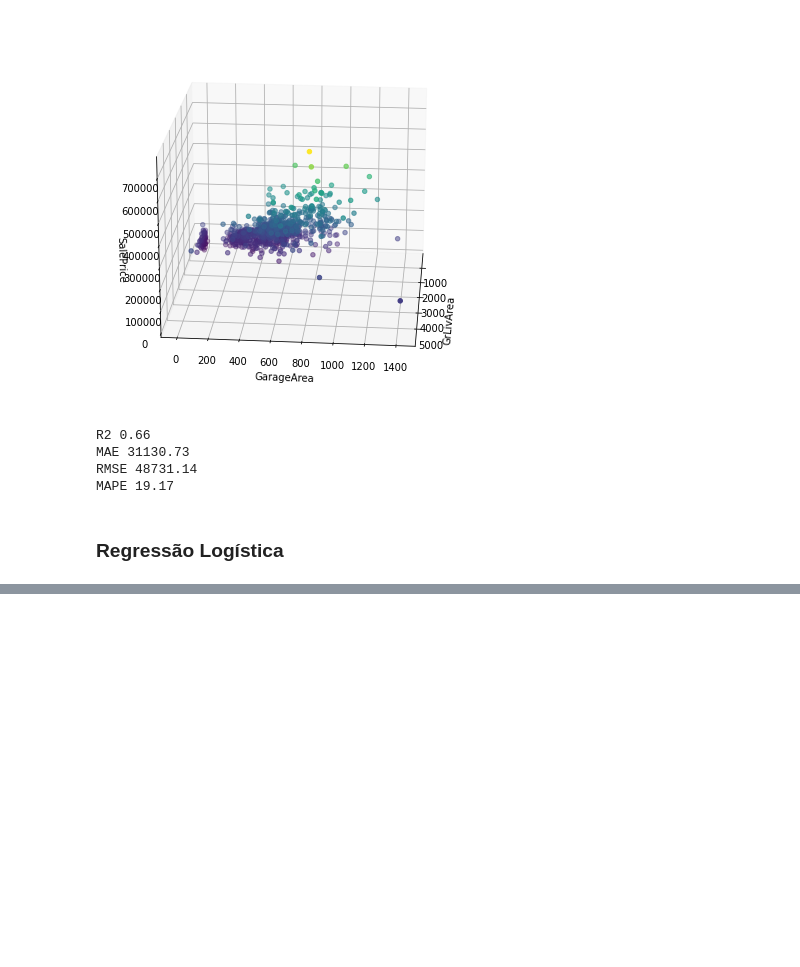
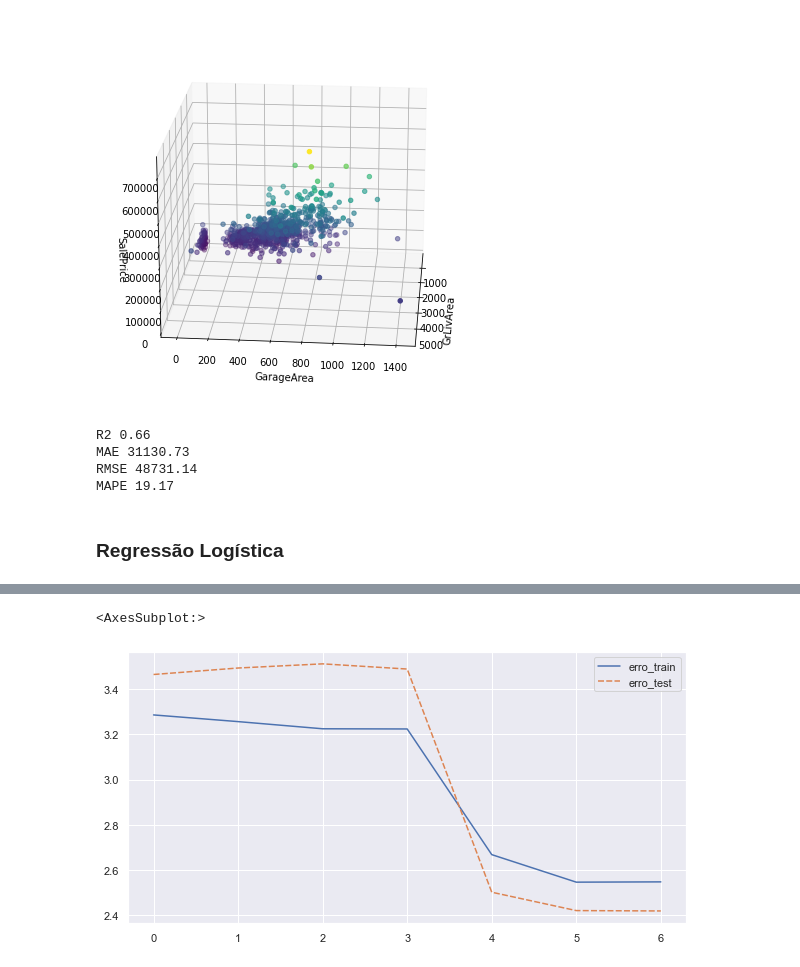
Before and after one commit to gaiogreg/aulas-LC-Safra, a Jupyter notebook: Modulo 7/Estudo.ipynb, the cells around one changed output, grey strips where cells are left out. Cells and saved outputs as stored; diff of their text form; code cells hidden in the pictures; blank space fills up the shorter version.

```diff
--- a/Modulo 7/Estudo.ipynb
+++ b/Modulo 7/Estudo.ipynb
@@ -201,0 +398,3 @@ LogisticRegression()
+# %%
+correlacoes_ordenadas = pd.concat([X_train, y_train], axis=1).corr()['MPG'].abs().sort_values(ascending=False)
+correlacoes_ordenadas
@@ -201,0 +411,3 @@ LogisticRegression()
+# %%
+features_ordenadas = correlacoes_ordenadas.index[1:]
+features_ordenadas
@@ -201,0 +418,31 @@ LogisticRegression()
+# %%
+def treino_avaliacao_test(X_train, y_train, X_test, y_test):
+    estimador = LinearRegression()
+    estimador.fit(X_train, y_train)
+
+    # aqui deveriamos ter um cross validation
+    y_pred_train = estimador.predict(X_train)
+    erro_train = mean_absolute_error(y_train, y_pred_train)
+
+    y_pred_test = estimador.predict(X_test)
+    erro_test = mean_absolute_error(y_test, y_pred_test)
+
+    r2 = r2_score(y_test, y_pred_test)
+
+    return erro_train, erro_test, r2
+# %%
+resultados_treinos = []
+qtde_features = len(features_ordenadas)
+
+for i in range(1, qtde_features+1):
+    resultados_treinos.append(
+        treino_avaliacao_test(
+            X_train[features_ordenadas[:i]],
+            y_train,
+            X_test[features_ordenadas[:i]],
+            y_test
+        )
+    )
+
+df_resultados_treinos = pd.DataFrame(resultados_treinos, columns=['erro_train', 'erro_test', 'r2'])
+df_resultados_treinos.head()
@@ -201,0 +456,8 @@ LogisticRegression()
+# %%
+sns.set_theme(style='darkgrid')
+plt.figure(figsize=(10, 5))
+plt.xticks(df_resultados_treinos.index)
+sns.lineplot(data=df_resultados_treinos[['erro_train', 'erro_test']])
+# %% [output]
+<AxesSubplot:>
+[figure, added]
```
Also changed, not shown: parts of 40 cells of this notebook.
